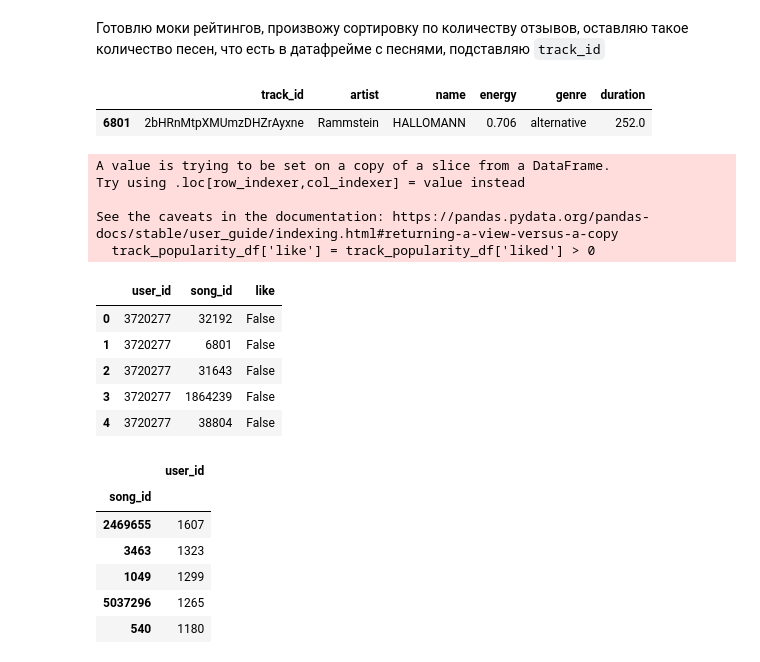
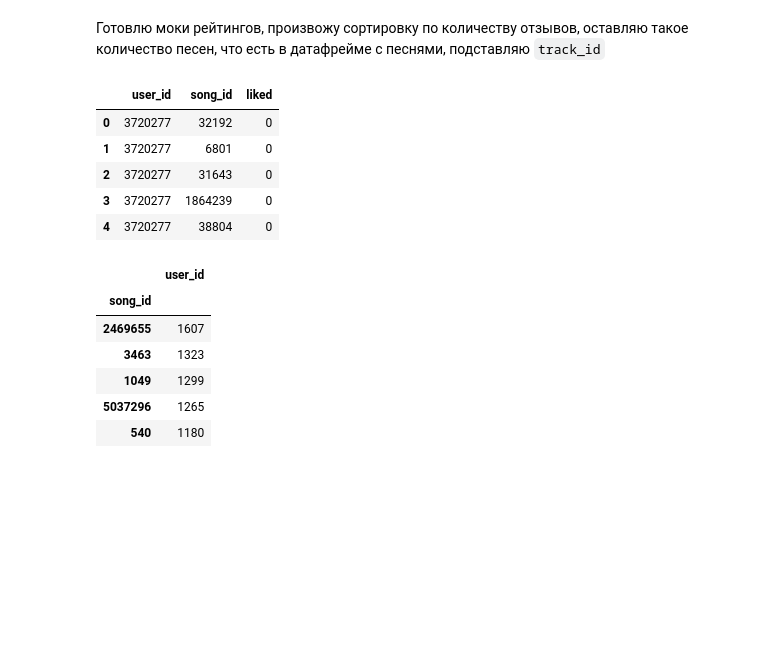
Before and after one commit to inozemtseviv/moodstream-ml, a Jupyter notebook: MoodStream_PREP.ipynb, the cells around one changed output. Cells and saved outputs as stored; diff of their text form; code cells hidden in the pictures; blank space fills up the shorter version.

```diff
--- a/MoodStream_PREP.ipynb
+++ b/MoodStream_PREP.ipynb
@@ -944,27 +980,15 @@ tracks_df.head(5)
 # %% [markdown]
 Готовлю моки рейтингов, произвожу сортировку по количеству отзывов, оставляю такое количество песен, что есть в датафрейме с песнями, подставляю `track_id`
-# %%
-tracks_df[tracks_df.index==6801]
-# %% [output]
-|  | track_id | artist | name | energy | genre | duration |
-| 6801 | 2bHRnMtpXMUmzDHZrAyxne | Rammstein | HALLOMANN | 0.706 | alternative | 252.0 |
 # %%
 track_popularity_df = spotify_popularity_ds[['user_id', 'song_id', 'liked']]
-track_popularity_df['like'] = track_popularity_df['liked'] > 0
-track_popularity_df = track_popularity_df.drop('liked', axis=1)
 track_popularity_df.head(5)
 # %% [output]
-A value is trying to be set on a copy of a slice from a DataFrame.
-Try using .loc[row_indexer,col_indexer] = value instead
-
-See the caveats in the documentation: https://pandas.pydata.org/pandas-docs/stable/user_guide/indexing.html#returning-a-view-versus-a-copy
-  track_popularity_df['like'] = track_popularity_df['liked'] > 0
-|  | user_id | song_id | like |
-| 0 | 3720277 | 32192 | False |
-| 1 | 3720277 | 6801 | False |
-| 2 | 3720277 | 31643 | False |
-| 3 | 3720277 | 1864239 | False |
-| 4 | 3720277 | 38804 | False |
+|  | user_id | song_id | liked |
+| 0 | 3720277 | 32192 | 0 |
+| 1 | 3720277 | 6801 | 0 |
+| 2 | 3720277 | 31643 | 0 |
+| 3 | 3720277 | 1864239 | 0 |
+| 4 | 3720277 | 38804 | 0 |
 # %%
 track_popularity_pt = track_popularity_df.pivot_table(index='song_id', values='user_id', aggfunc='count')
 track_popularity_pt = track_popularity_pt.sort_values(by='user_id', ascending=False)
```
Also changed, not shown: parts of 20 cells of this notebook, 7 other files.
